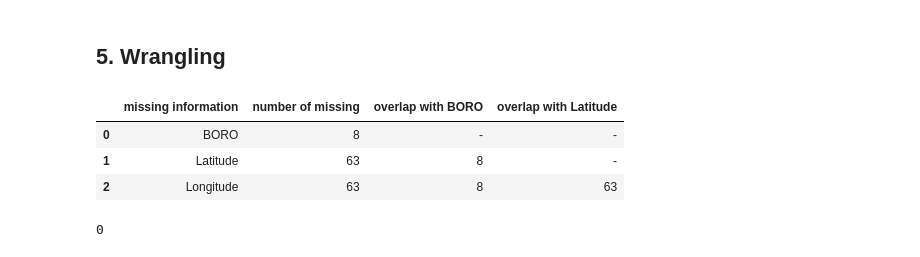
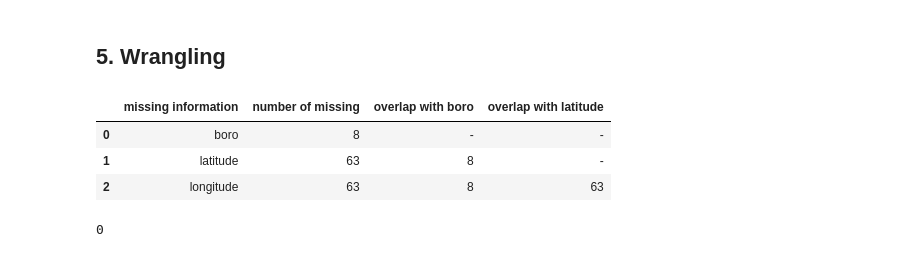
Before and after one commit to flizhou/NYC_restaurant_inspection_map, a Jupyter notebook: scripts/eda.ipynb, the cells around one changed output. Drawn from its saved outputs; the diff is of its cells as text; code cells hidden in the pictures.

Commit message:
Changed data structure and improved plots #1

```diff
--- a/scripts/eda.ipynb
+++ b/scripts/eda.ipynb
@@ -93,10 +95,16 @@ dtypes: float64(9), int64(1), object(16)
 memory usage: 79.7+ MB
 # %%
 # select columns of interest
-isp_data = data[['CAMIS', 'DBA', 'BORO', 'BUILDING',
-                 'STREET', 'ZIPCODE', 'PHONE',
-                 'CUISINE DESCRIPTION', 'INSPECTION TYPE',
-                 'VIOLATION CODE', 'VIOLATION DESCRIPTION',
-                 'Latitude', 'Longitude', 'SCORE', 'GRADE']]
+isp_data = data.copy()[['CAMIS', 'DBA', 'BORO', 'BUILDING',
+                        'STREET', 'ZIPCODE', 'PHONE',
+                        'CUISINE DESCRIPTION', 'INSPECTION TYPE',
+                        'VIOLATION CODE', 'VIOLATION DESCRIPTION',
+                        'Latitude', 'Longitude', 'SCORE', 'GRADE']]
 
-isp_data['INSPECTION DATE'] = pd.to_datetime(data['INSPECTION DATE'])
+isp_data.columns = ['camis', 'dba', 'boro', 'building',
+                    'street', 'zipcode', 'phone',
+                    'cuisine description', 'inspection type',
+                    'violation code', 'violation description',
+                    'latitude', 'longitude', 'score', 'grade']
+
+isp_data['inspection date'] = pd.to_datetime(data['INSPECTION DATE'].copy())
@@ -210,18 +213,18 @@ There are 7 grade levels, including ['P', 'B', 'G', 'C', 'Z', 'N', 'A'].
 # %% [markdown]
 ## 5. Wrangling
 # %%
-mis_boro = np.unique(isp_data[isp_data['BORO'] == '0']['CAMIS'])
-mis_lat = np.unique(isp_data[isp_data['Latitude'].isnull()]['CAMIS'])
-mis_lon = np.unique(isp_data[isp_data['Longitude'].isnull()]['CAMIS'])
+mis_boro = np.unique(isp_data[isp_data['boro'] == '0']['camis'])
+mis_lat = np.unique(isp_data[isp_data['latitude'].isnull()]['camis'])
+mis_lon = np.unique(isp_data[isp_data['longitude'].isnull()]['camis'])
 
-pd.DataFrame({'missing information': ['BORO', 'Latitude', 'Longitude'],
+pd.DataFrame({'missing information': ['boro', 'latitude', 'longitude'],
               'number of missing': [len(mis_boro), len(mis_lat), len(mis_lon)],
-              'overlap with BORO': ['-', len(np.intersect1d(mis_boro, mis_lat)), len(np.intersect1d(mis_boro, mis_lon))],
-              'overlap with Latitude': ['-', '-', len(np.intersect1d(mis_lat, mis_lon))]})
+              'overlap with boro': ['-', len(np.intersect1d(mis_boro, mis_lat)), len(np.intersect1d(mis_boro, mis_lon))],
+              'overlap with latitude': ['-', '-', len(np.intersect1d(mis_lat, mis_lon))]})
 # %% [output]
-|  | missing information | number of missing | overlap with BORO | overlap with Latitude |
-| 0 | BORO | 8 | - | - |
-| 1 | Latitude | 63 | 8 | - |
-| 2 | Longitude | 63 | 8 | 63 |
+|  | missing information | number of missing | overlap with boro | overlap with latitude |
+| 0 | boro | 8 | - | - |
+| 1 | latitude | 63 | 8 | - |
+| 2 | longitude | 63 | 8 | 63 |
 # %%
 # Check if it's possible to fill those missing location information based on other rows
```
Also changed, not shown: parts of 39 cells of this notebook, 20 other files.
